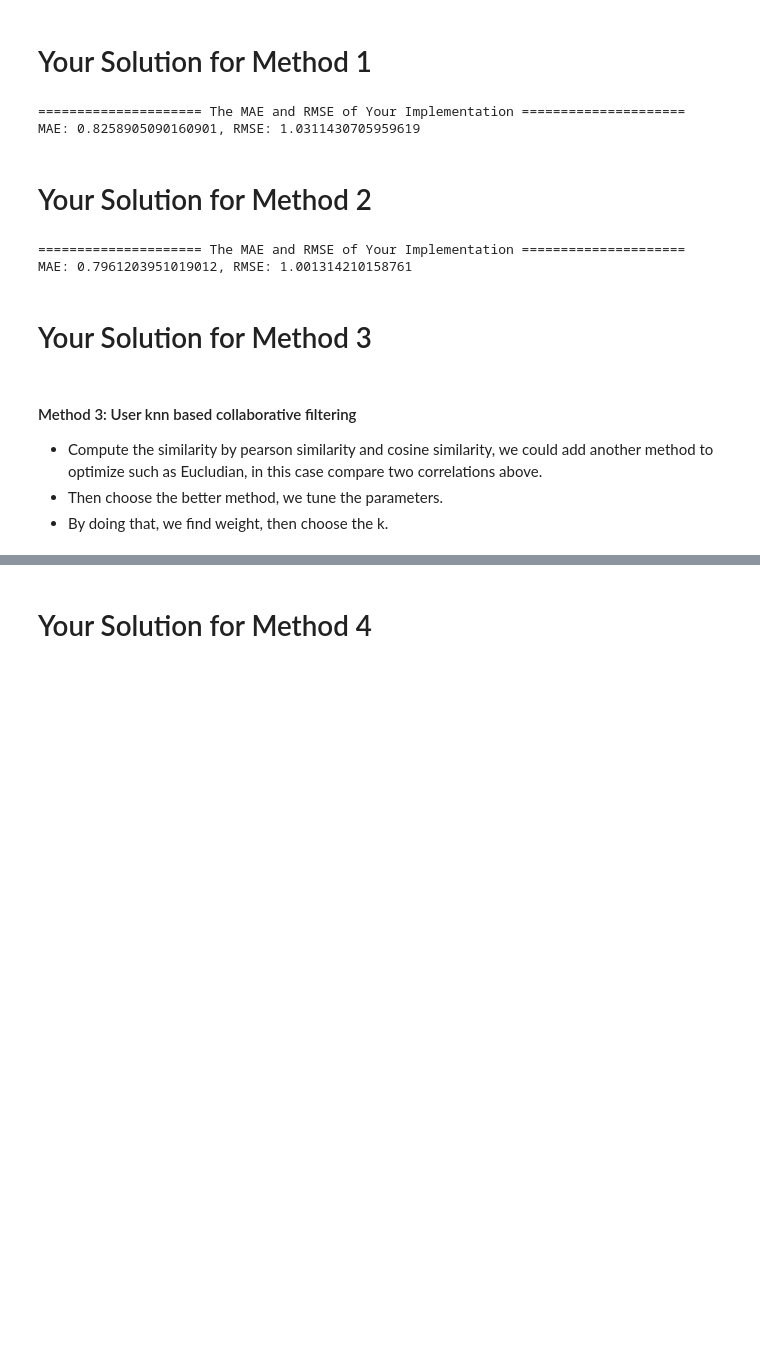
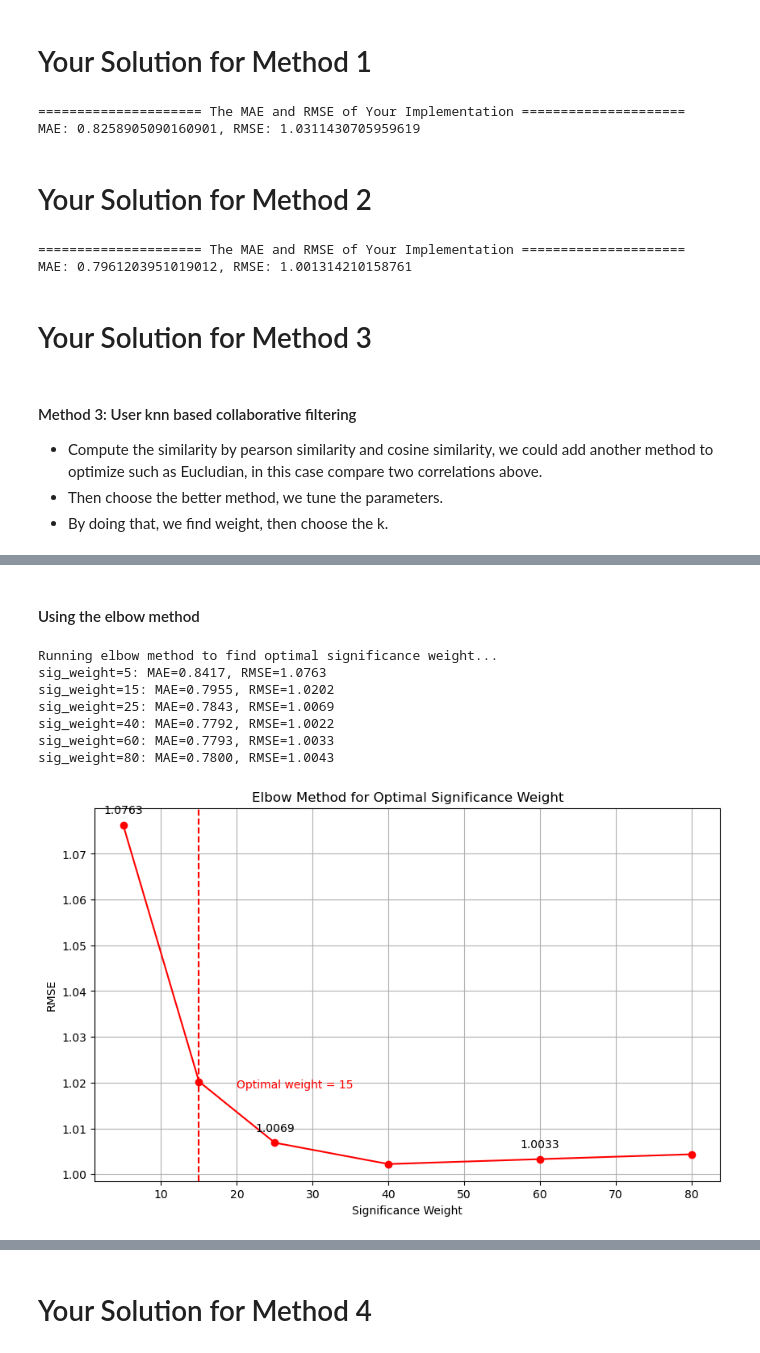
Before and after one commit to HieuTong/collaborative-filtering-movielens, a Jupyter notebook: Assignment3_framework_2025.ipynb, the cells around one changed output, grey strips where cells are left out. Saved outputs shown, nothing was run; the diff lists cells and outputs as text; code cells hidden in the pictures; blank space fills up the shorter version.

Commit message:
Optimize method 3,4,5

```diff
--- a/Assignment3_framework_2025.ipynb
+++ b/Assignment3_framework_2025.ipynb
@@ -324,0 +438,78 @@ results = []
+# %% [markdown]
+#### Using the elbow method
+# %%
+import matplotlib.pyplot as plt
+
+# Compute similarity matrix first with default weight
+final_sim_matrix = best_sim_function(train_ds, sig_weight=25)
+
+# 1. First apply elbow method to find the optimal significance weight
+print("Running elbow method to find optimal significance weight...")
+sig_weights_extended = [5, 15, 25, 40, 60, 80]
+sig_mae_scores = []
+sig_rmse_scores = []
+
+for sig_weight in sig_weights_extended:
+    mae, rmse = cross_validate(train_ds, best_sim_function, sig_weight=sig_weight)
+    sig_mae_scores.append(mae)
+    sig_rmse_scores.append(rmse)
+    print(f"sig_weight={sig_weight}: MAE={mae:.4f}, RMSE={rmse:.4f}")
+
+# Plot the elbow curve for significance weight
+plt.figure(figsize=(10, 6))
+plt.plot(sig_weights_extended, sig_rmse_scores, 'ro-')
+plt.xlabel('Significance Weight')
+plt.ylabel('RMSE')
+plt.title('Elbow Method for Optimal Significance Weight')
+plt.grid(True)
+
+# Add annotations for clarity
+for i, weight in enumerate(sig_weights_extended):
+    if i % 2 == 0:  # Annotate every other point to avoid crowding
+        plt.annotate(f'{sig_rmse_scores[i]:.4f}',
+                    (weight, sig_rmse_scores[i]),
+                    textcoords="offset points",
+                    xytext=(0,10),
+                    ha='center')
+
+# Find the elbow point for significance weight
+# Calculate approximate second derivative
+sig_rmse_array = np.array(sig_rmse_scores)
+sig_deltas = np.diff(sig_rmse_array, 2)  # Second derivative
+
+if len(sig_deltas) > 0:
+    sig_elbow_idx = np.argmax(np.abs(sig_deltas)) + 1  # +1 because of the diff
+    optimal_sig_weight = sig_weights_extended[sig_elbow_idx]
+    plt.axvline(x=optimal_sig_weight, color='r', linestyle='--')
+    plt.text(optimal_sig_weight+5, np.mean(sig_rmse_scores), f'Optimal weight = {optimal_sig_weight}', color='r')
+else:
+    # If not enough points for second derivative, use minimum
+    optimal_sig_weight = sig_weights_extended[np.argmin(sig_rmse_scores)]
+
+plt.savefig('elbow_method_weight_selection.png')
+plt.show()
+
+# Print percentage improvements for significance weight
+sig_improvements = []
+for i in range(1, len(sig_rmse_scores)):
+    improvement = (sig_rmse_scores[i-1] - sig_rmse_scores[i]) / sig_rmse_scores[i-1] * 100
+    sig_improvements.append(improvement)
+
+print("\nPercentage improvements in RMSE for significance weights:")
+for i, imp in enumerate(sig_improvements):
+    print(f"From weight={sig_weights_extended[i]} to weight={sig_weights_extended[i+1]}: {imp:.2f}%")
+
+# Use the optimal significance weight for the next step
+best_sig_weight = optimal_sig_weight
+print(f"\nSelected best significance weight = {best_sig_weight}")
+
+# Recompute similarity matrix with optimal significance weight
+# %% [output]
+Running elbow method to find optimal significance weight...
+sig_weight=5: MAE=0.8417, RMSE=1.0763
+sig_weight=15: MAE=0.7955, RMSE=1.0202
+sig_weight=25: MAE=0.7843, RMSE=1.0069
+sig_weight=40: MAE=0.7792, RMSE=1.0022
+sig_weight=60: MAE=0.7793, RMSE=1.0033
+sig_weight=80: MAE=0.7800, RMSE=1.0043
+[figure, added]
```
Also changed, not shown: parts of 29 cells of this notebook, 2 other files.
